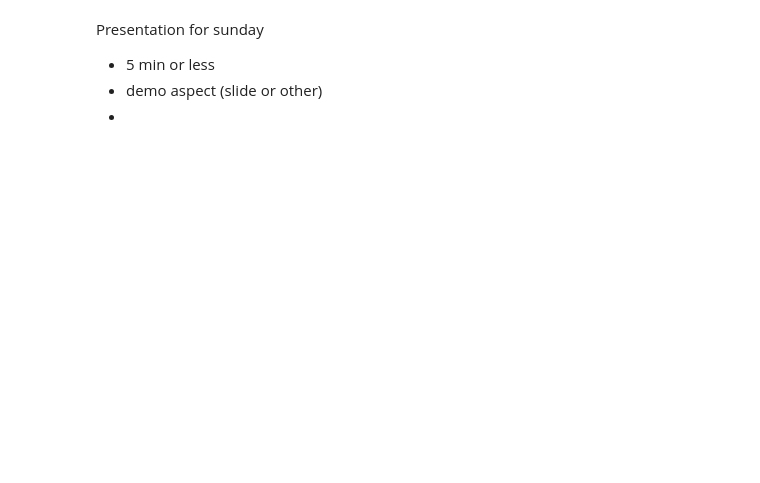
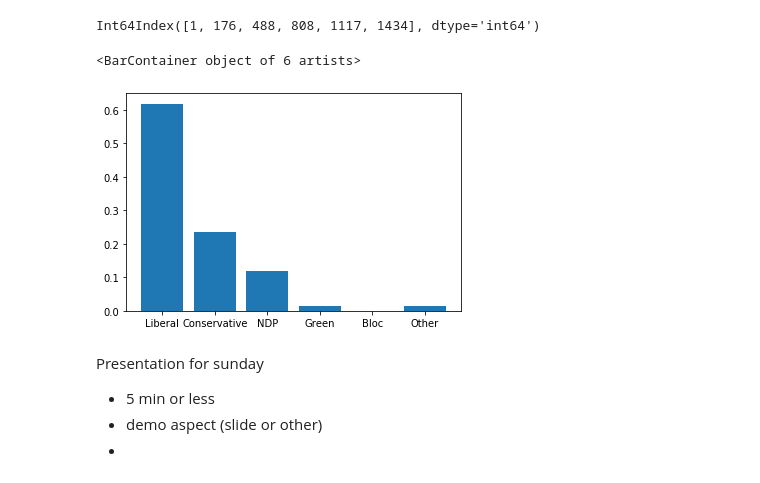
Before and after one commit to zpleunis/ai_climate_hackathon, a Jupyter notebook: electoral-climate-votes.ipynb, the cells around one changed output. Drawn from its saved outputs; the diff is of its cells as text; code cells hidden in the pictures; blank space fills up the shorter version.

```diff
--- a/electoral-climate-votes.ipynb
+++ b/electoral-climate-votes.ipynb
@@ -117,3 +127,10 @@ dfUnique.to_csv("VoteResult")
+# %%
+print(dfUnique[dfUnique['Riding']=='OTTAWA--VANIER']['Results'].index)
+plt.bar(parties,dfUnique[dfUnique['Riding']=='OTTAWA--VANIER']['Results'][176])
+# %% [output]
+Int64Index([1, 176, 488, 808, 1117, 1434], dtype='int64')
+<BarContainer object of 6 artists>
+[figure, added]
 # %% [markdown]
 Presentation for sunday
 - 5 min or less
```
Also changed, not shown: parts of 8 cells of this notebook, 1 other file.
